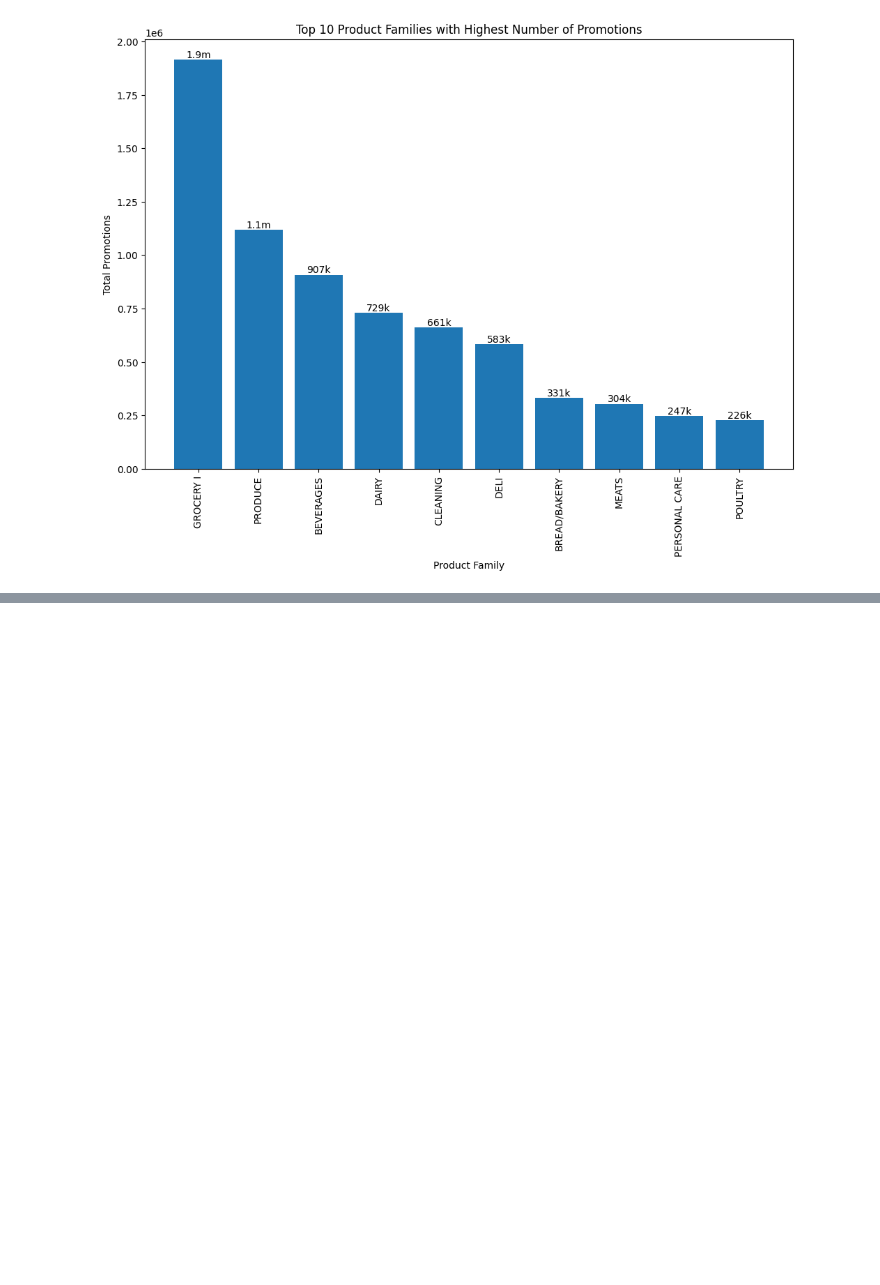
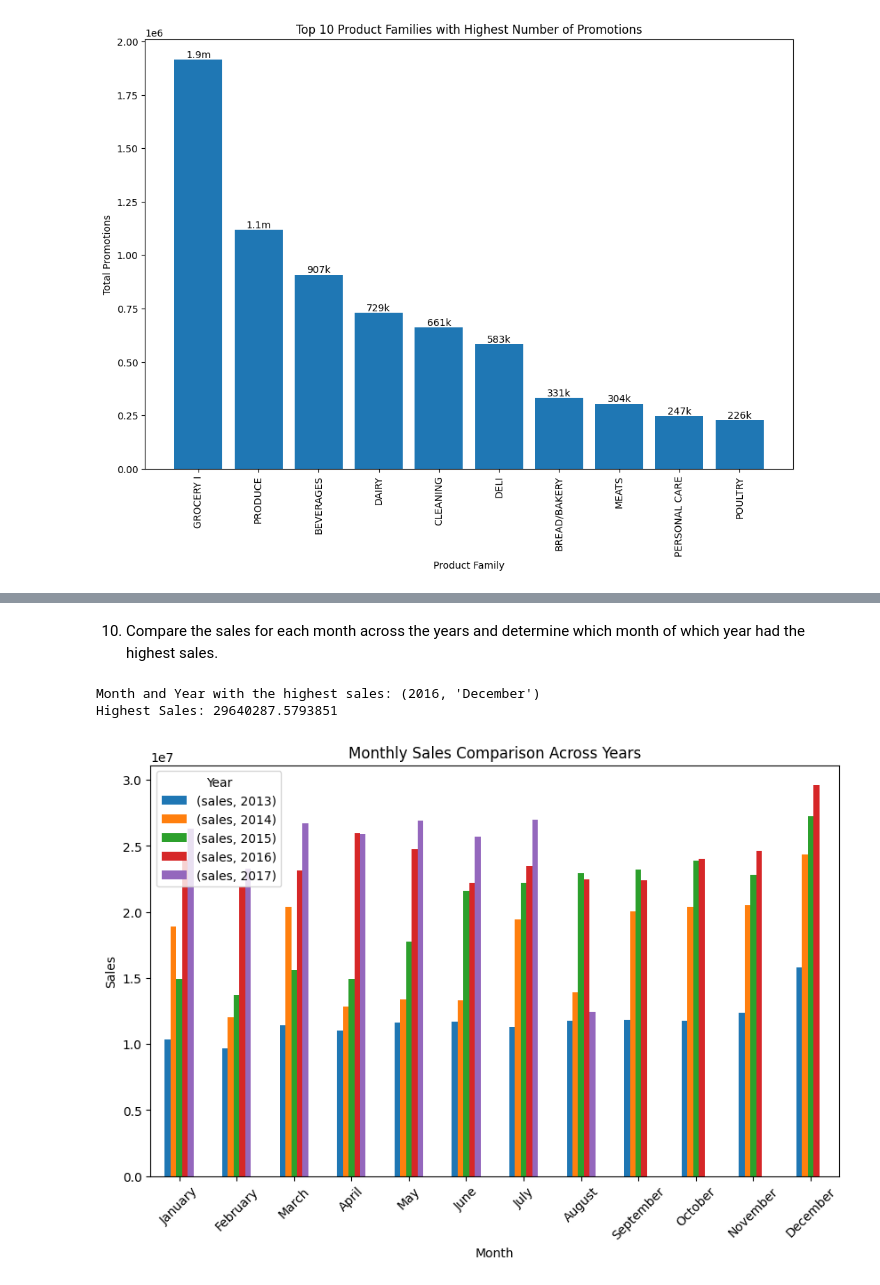
Before and after one commit to OngomaElias/A-Time-Series-Regression-Favorita, a Jupyter notebook: Notebook/Main.ipynb, the cells around one changed output, grey strips where cells are left out. Drawn from its saved outputs; the diff is of its cells as text; code cells hidden in the pictures; blank space fills up the shorter version.

```diff
--- a/Notebook/Main.ipynb
+++ b/Notebook/Main.ipynb
@@ -2153,0 +2184,37 @@ plt.show()
+# %% [markdown]
+10. Compare the sales for each month across the years and determine which month of which year had the highest sales.
+# %%
+
+
+# Map numeric month values to month names
+month_names = {1: 'January', 2: 'February', 3: 'March', 4: 'April', 5: 'May', 6: 'June', 7: 'July', 8: 'August', 9: 'September', 10: 'October', 11: 'November', 12: 'December'}
+
+# Replace numeric month values with month names
+original_df['month_name'] = original_df['month'].map(month_names)
+
+# Convert 'month_name' to a categorical data type with correct order
+month_order = list(calendar.month_name)[1:]  # Get month names in order
+original_df['month_name'] = pd.Categorical(original_df['month_name'], categories=month_order, ordered=True)
+
+# Aggregate sales by month and year
+monthly_sales = original_df.groupby(['year', 'month_name']).agg({'sales': 'sum'})
+
+# Find the month and year with the highest sales
+max_sales_month = monthly_sales['sales'].idxmax()
+max_sales = monthly_sales.loc[max_sales_month, 'sales']
+
+print("Month and Year with the highest sales:", max_sales_month)
+print("Highest Sales:", max_sales)
+
+# Plotting monthly sales
+monthly_sales.unstack(level=0).plot(kind='bar', figsize=(10, 6))
+plt.title('Monthly Sales Comparison Across Years')
+plt.xlabel('Month')
+plt.ylabel('Sales')
+plt.legend(title='Year')
+plt.xticks(rotation=45)
+plt.show()
+# %% [output]
+Month and Year with the highest sales: (2016, 'December')
+Highest Sales: 29640287.5793851
+[figure, added]
```
Also changed, not shown: parts of 40 cells of this notebook.
